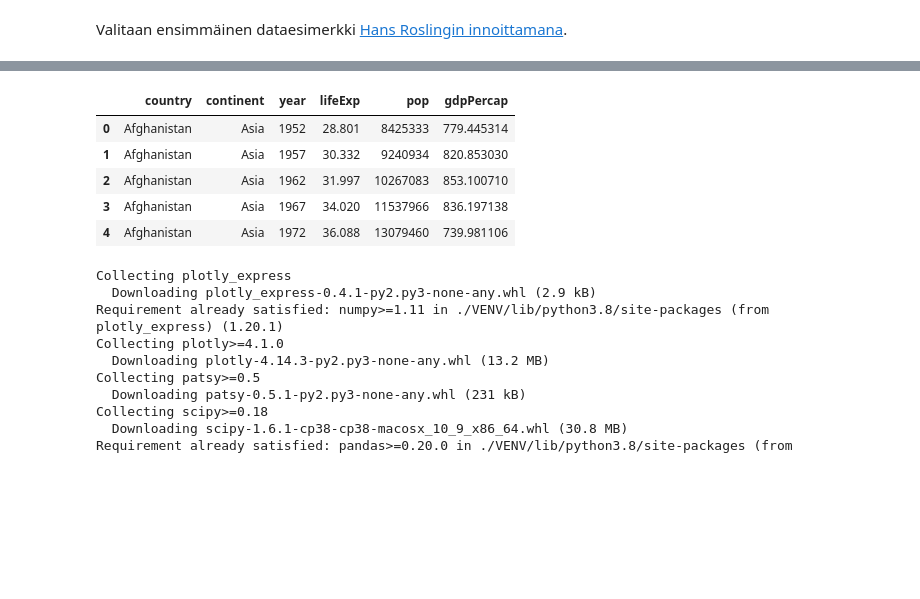
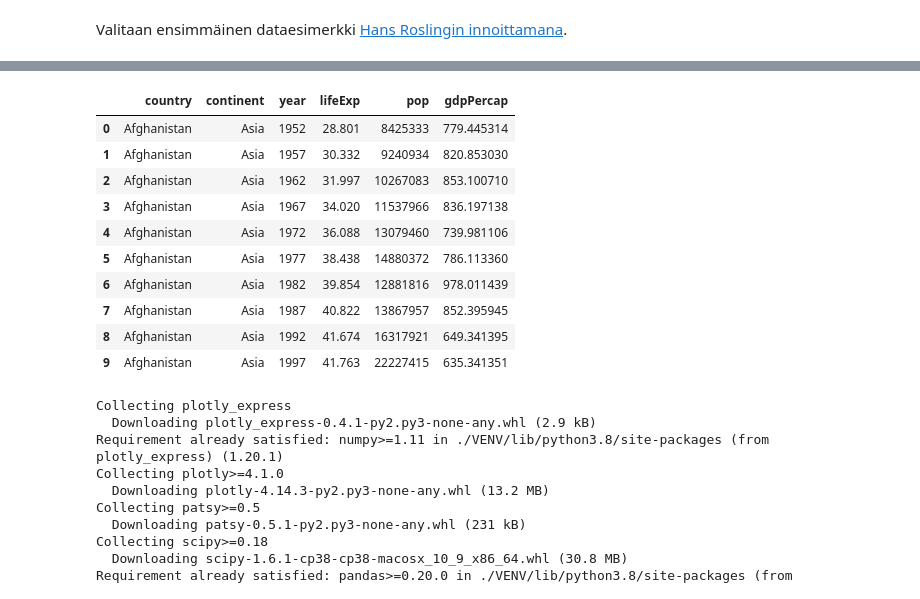
Before and after one commit to jodatut/2020, a Jupyter notebook: luentomuistio/luento01.ipynb, the cells around one changed output, grey strips where cells are left out. Drawn from its saved outputs; the diff is of its cells as text; code cells hidden in the pictures; blank space fills up the shorter version.

```diff
--- a/luentomuistio/luento01.ipynb
+++ b/luentomuistio/luento01.ipynb
@@ -92,14 +82,19 @@ Successfully installed gapminder-0.1
 # %%
 import pandas as pd
 from gapminder import gapminder
-gapminder.head()
+gapminder.head(10)
 # %% [output]
 |  | country | continent | year | lifeExp | pop | gdpPercap |
 | 0 | Afghanistan | Asia | 1952 | 28.801 | 8425333 | 779.445314 |
 | 1 | Afghanistan | Asia | 1957 | 30.332 | 9240934 | 820.853030 |
 | 2 | Afghanistan | Asia | 1962 | 31.997 | 10267083 | 853.100710 |
 | 3 | Afghanistan | Asia | 1967 | 34.020 | 11537966 | 836.197138 |
 | 4 | Afghanistan | Asia | 1972 | 36.088 | 13079460 | 739.981106 |
+| 5 | Afghanistan | Asia | 1977 | 38.438 | 14880372 | 786.113360 |
+| 6 | Afghanistan | Asia | 1982 | 39.854 | 12881816 | 978.011439 |
+| 7 | Afghanistan | Asia | 1987 | 40.822 | 13867957 | 852.395945 |
+| 8 | Afghanistan | Asia | 1992 | 41.674 | 16317921 | 649.341395 |
+| 9 | Afghanistan | Asia | 1997 | 41.763 | 22227415 | 635.341351 |
 # %%
 # !pip install plotly_express
 # %% [output]
```
Also changed, not shown: parts of 2 cells of this notebook.
